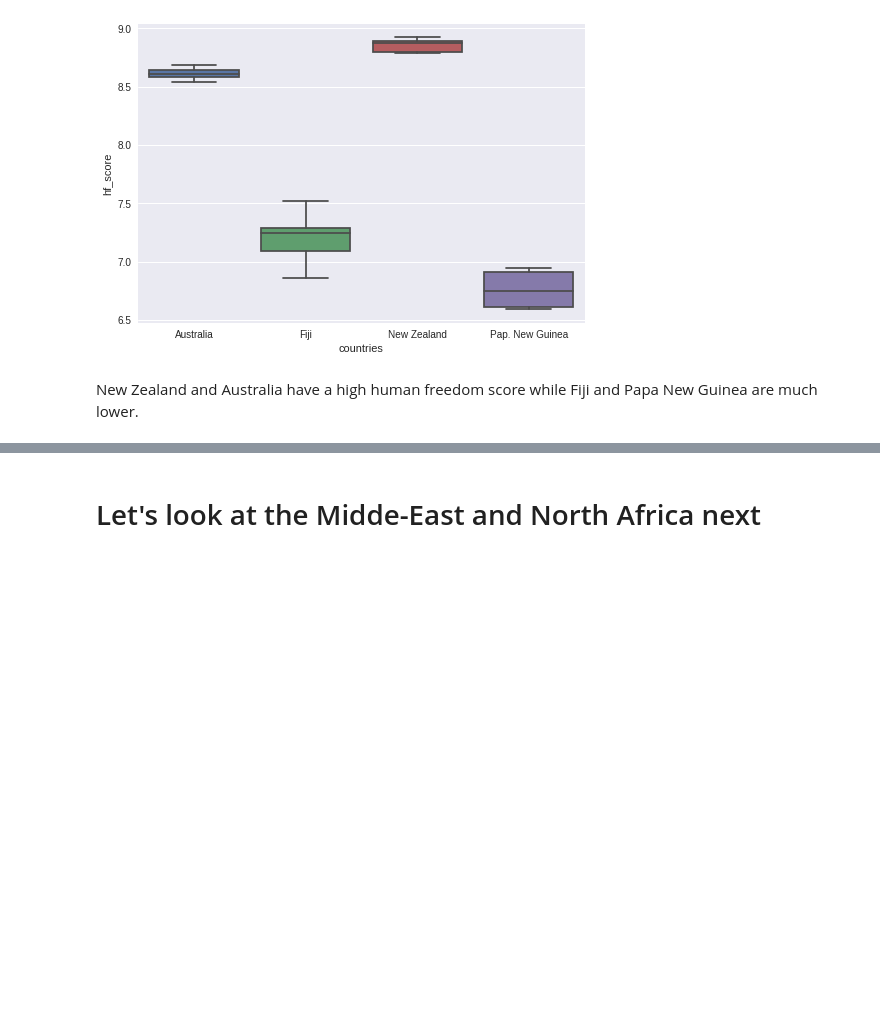
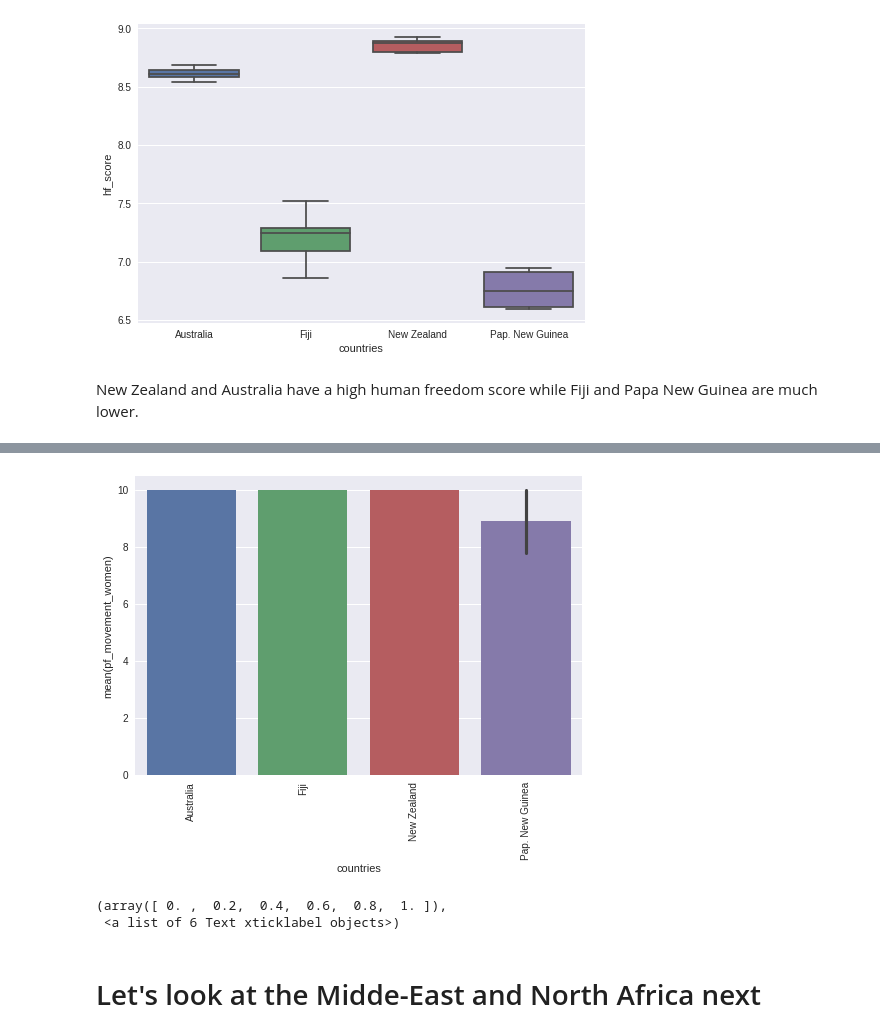
Before and after one commit to JaniceLove/Kaggle, a Jupyter notebook: Human freedom index.ipynb, the cells around one changed output, grey strips where cells are left out. Saved outputs shown, nothing was run; the diff lists cells and outputs as text; code cells hidden in the pictures; blank space fills up the shorter version.

```diff
--- a/Human freedom index.ipynb
+++ b/Human freedom index.ipynb
@@ -59,3 +74,11 @@ New Zealand and Australia have a high human freedom score while Fiji and Papa Ne
+# %%
+plot = sns.barplot(x='countries', y = 'pf_movement_women', data= oceania_df)
+sns.plt.show()
+plt.xticks(rotation=90)
+# %% [output]
+[figure, added]
+(array([ 0. ,  0.2,  0.4,  0.6,  0.8,  1. ]),
+ <a list of 6 Text xticklabel objects>)
 # %% [markdown]
 # Let's look at the Midde-East and North Africa next
 # %%
```
Also changed, not shown: parts of 10 cells of this notebook.
